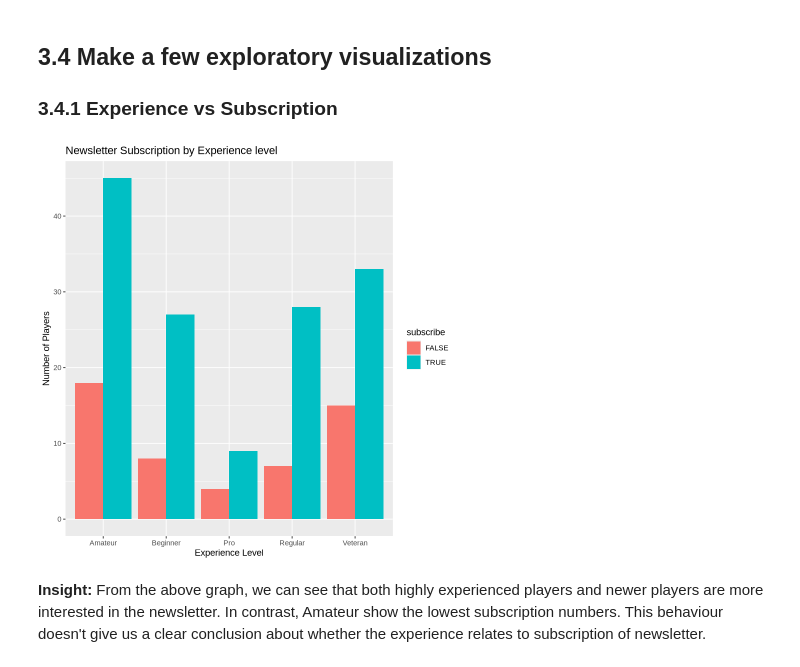
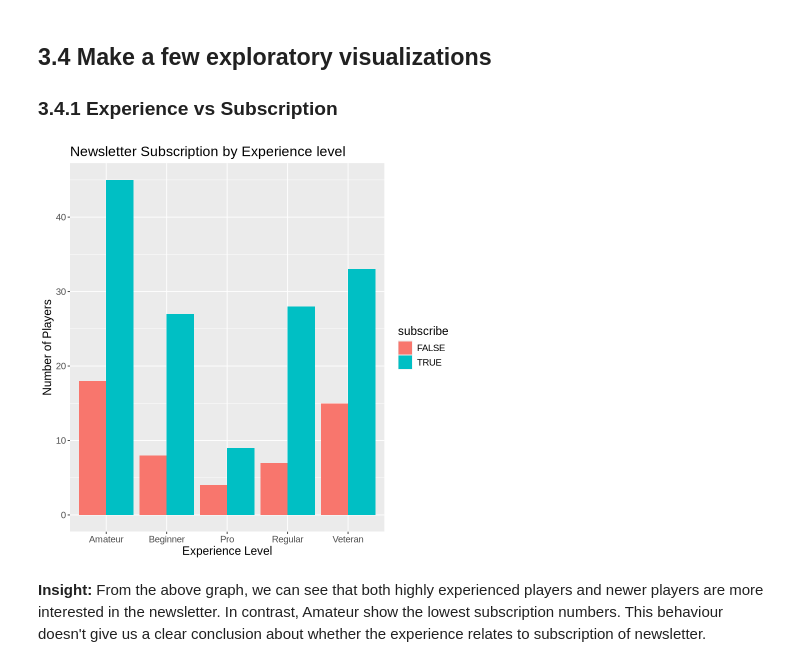
Before and after one commit to cxlu930/dsci-100-individual, a Jupyter notebook: Individual_stage.ipynb, the cells around one changed output. Saved outputs shown, nothing was run; the diff lists cells and outputs as text; code cells hidden in the pictures.

```diff
--- a/Individual_stage.ipynb
+++ b/Individual_stage.ipynb
@@ -206,11 +197,13 @@ A tibble: 1 × 2
 ## 3.4 Make a few exploratory visualizations
 ### 3.4.1 Experience vs Subscription
 # %%
+#use bar chart to show the relationship between experience and subscribe
 ggplot(players_clean, aes(x=experience, fill = subscribe)) +
     geom_bar(position="dodge") +
+    theme(text = element_text(size = 14)) +
     labs(title = "Newsletter Subscription by Experience level", x = "Experience Level", y = "Number of Players")
 # %% [output]
-[figure, old version]
+[figure, new version]
 # %% [markdown]
 **Insight:**
 From the above graph, we can see that both highly experienced players and newer players are more interested in the newsletter. In contrast, Amateur show the lowest subscription numbers. This behaviour doesn't give us a clear conclusion about whether the experience relates to subscription of newsletter.
```
Also changed, not shown: parts of 9 cells of this notebook.
